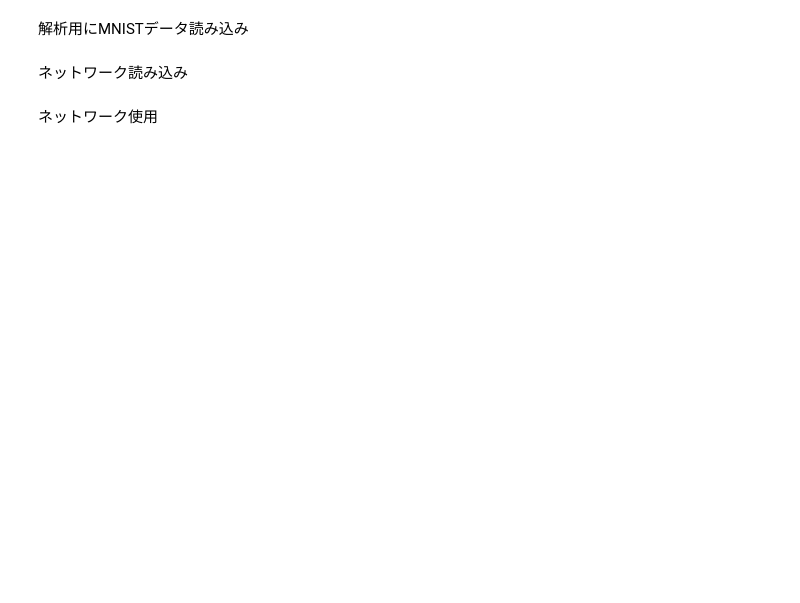
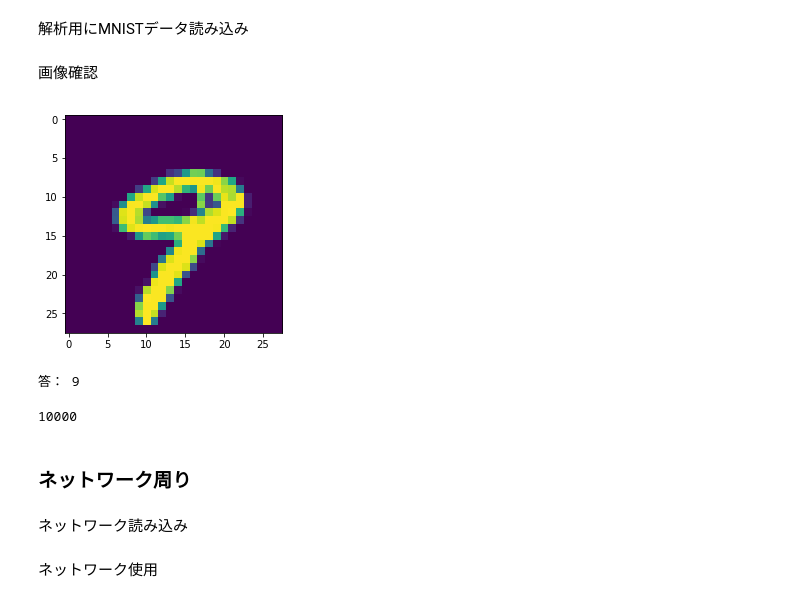
Before and after one commit to lightondust/jupyter, a Jupyter notebook: machin_learning_for_scratch.ipynb, the cells around one changed output. Saved outputs shown, nothing was run; the diff lists cells and outputs as text; code cells hidden in the pictures; blank space fills up the shorter version.

```diff
--- a/machin_learning_for_scratch.ipynb
+++ b/machin_learning_for_scratch.ipynb
@@ -54,3 +60,5 @@ plt.show()
 def get_data():
     (x_train, t_train), (x_test, t_test) = load_mnist(normalize=True, flatten=True, one_hot_label=False)
     return x_test, t_test
+# %% [markdown]
+画像確認
@@ -57,3 +76,18 @@ def get_data():
+# %%
+i=9
+x, t = get_data()
+#img_show(x[1])
+plt_show(x[i])
+print("答：", t[i])
+# %% [output]
+[figure, added]
+答： 9
+# %%
+len(x)
+# %% [output]
+10000
+# %% [markdown]
+### ネットワーク周り
 # %% [markdown]
 ネットワーク読み込み
 # %%
```
Also changed, not shown: parts of 32 cells of this notebook.
